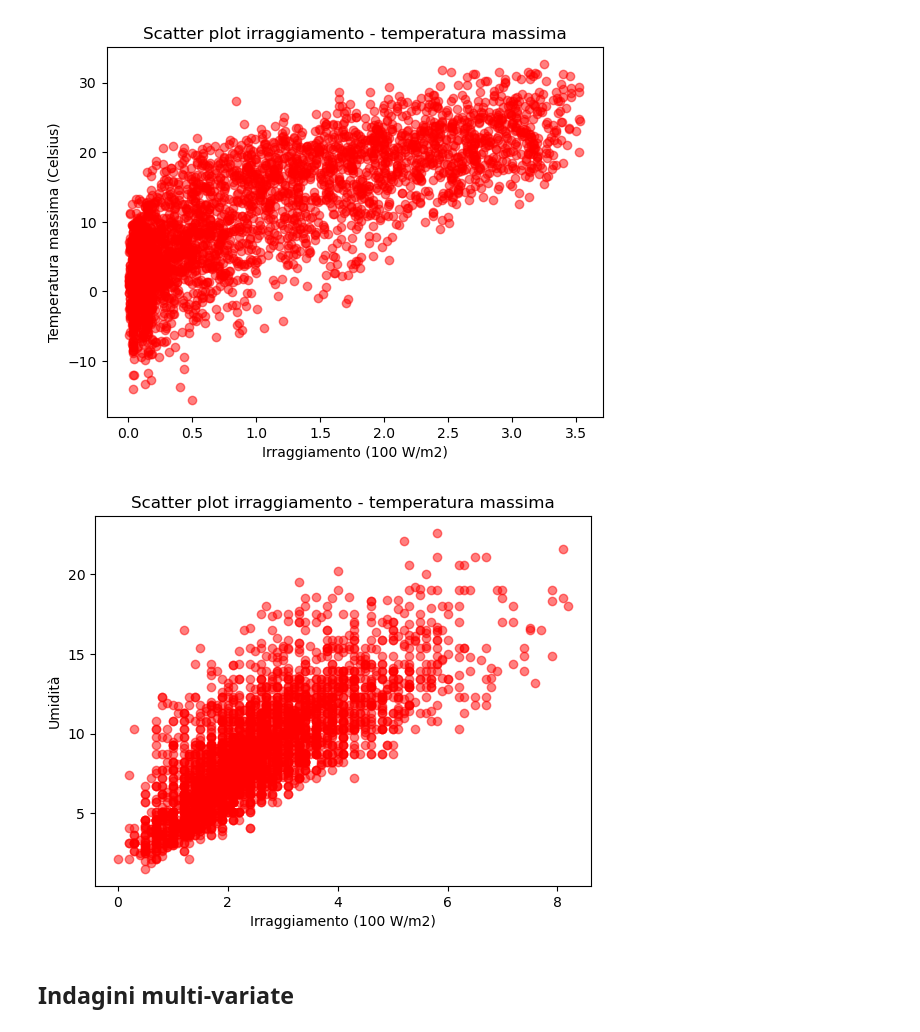
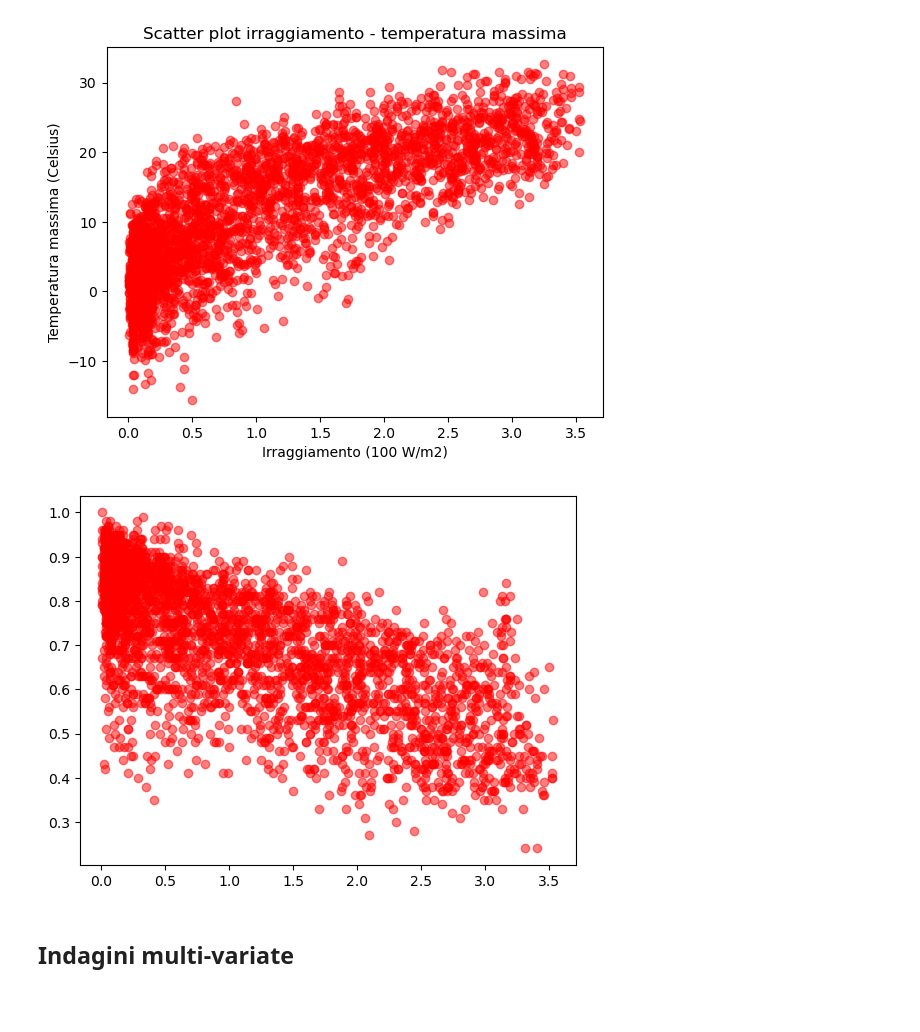
Before and after one commit to aka-buccia/progetto-statistica, a Jupyter notebook: reports/report.ipynb, the cells around one changed output. Saved outputs shown, nothing was run; the diff lists cells and outputs as text; code cells hidden in the pictures; blank space fills up the shorter version.

```diff
--- a/reports/report.ipynb
+++ b/reports/report.ipynb
@@ -109,20 +114,18 @@ Tramite un dizionario vengono contanti il numero di parametri metereologici regi
 # %% [markdown]
 ## Selezione città: OSLO
 # %%
-#Selezione città e individuazione indici
+#Selezione città e individuazione indici nel dataset
 citta = "OSLO"
-chiavi = list(conteggi.keys())
-valori = list(conteggi.values())
+chiavi = list(conteggi.keys()) #lista città
+valori = list(conteggi.values()) #num parametri associati ad ogni citta
 indici_citta = [0,0]
-indici_citta[0] = sum(valori[:chiavi.index(citta)]) + 2
-indici_citta[1] = indici_citta[0] + conteggi[citta]
-
-#print(indici_citta)
+indici_citta[0] = sum(valori[:chiavi.index(citta)]) + 2 #posizione prima colonna della città
+indici_citta[1] = indici_citta[0] + conteggi[citta] #posizione ultima colonna della città
 
 #Costruzione dataset città
-df = weather_data.iloc[:, indici_citta[0] : indici_citta[1]]
-df["MONTH"] = weather_data.iloc[:, 1]
-df["BBQ"] = classification_data[citta + "_BBQ_weather"][:]
+df = weather_data.iloc[:, indici_citta[0] : indici_citta[1]] #dati metereologici città
+df["MONTH"] = weather_data["MONTH"]
+df["BBQ"] = classification_data[citta + "_BBQ_weather"]
 df["DATE"] = classification_data["DATE"]
-df.to_csv(f"../data/processed/{citta}_weather_dataset.csv")
+df.to_csv(f"../data/processed/{citta}_weather_dataset.csv") #salvataggio del dataset creato
 # %% [markdown]
@@ -135,9 +138,12 @@ Vengono individuate le colonne del *weather_data* db relative ad OSLO, vengono e
 ## Rimozione NaN e duplicati
 # %%
 #Analisi valori nulli
-print("Valori NaN")
+print("Valori NaN per colonna:")
 print(df.isnull().sum())
 
 #Rimozione valori nulli
 df.dropna(inplace = True)
+
+#Rimozione duplicati
+df.drop_duplicates(inplace=True)
 # %% [output]
@@ -420,13 +426,13 @@ plt.show()
 # %% [output]
 [figure]
 # %%
-plt.scatter(df[f"{citta}_wind_speed"], df[f"{citta}_wind_gust"], alpha=0.5, color="red")
-plt.title("Scatter plot irraggiamento - temperatura massima")
-plt.xlabel("Irraggiamento (100 W/m2)")
-plt.ylabel("Umidità")
+plt.scatter(df[f"{citta}_global_radiation"], df[f"{citta}_humidity"], alpha=0.5, color="red")
+plt.title("")
+plt.xlabel("")
+plt.ylabel("")
 plt.show()
 # %% [output]
-[figure, old version]
+[figure, new version]
 # %% [markdown]
 ## Indagini multi-variate
 # %% [markdown]
```
Also changed, not shown: parts of 45 cells of this notebook.
